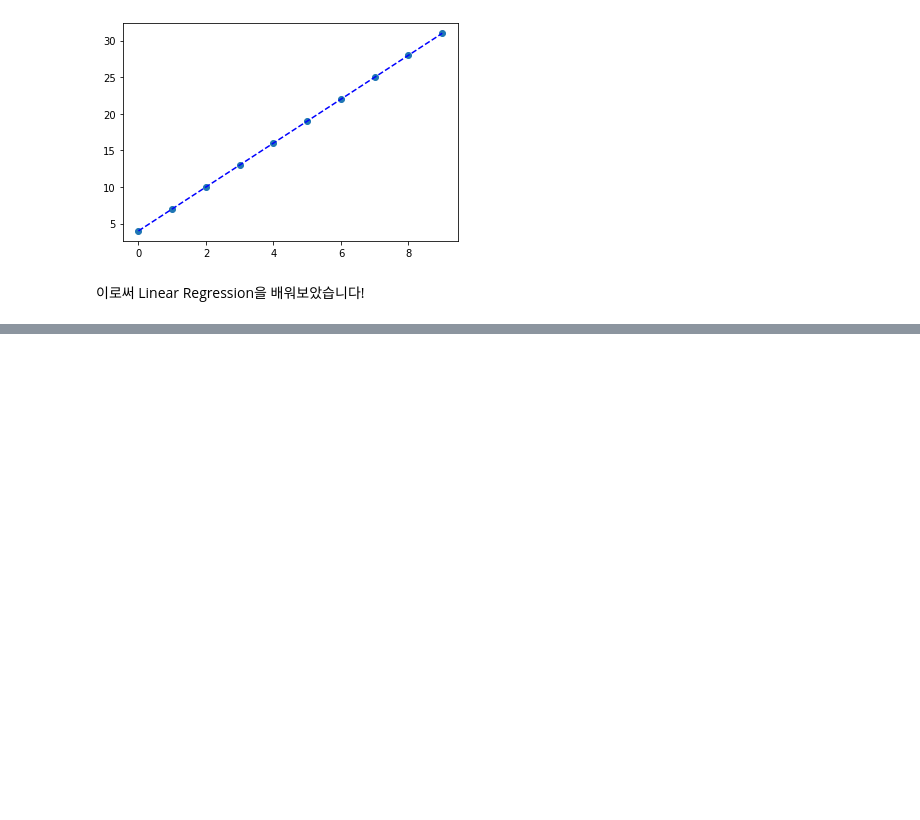
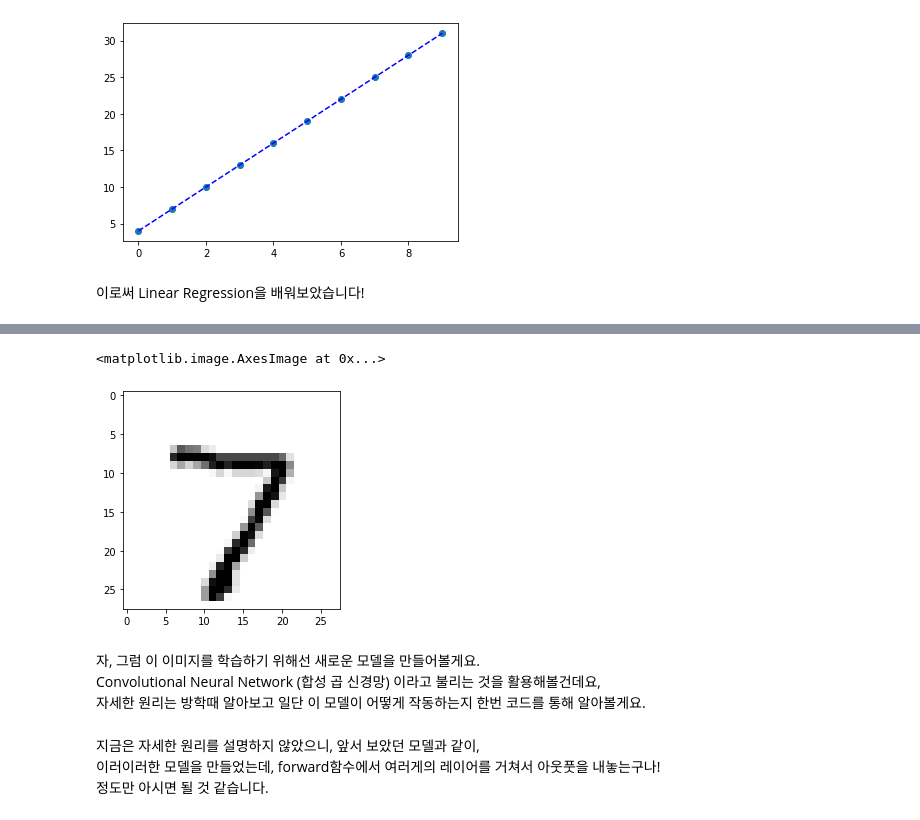
Before and after one commit to HanyangTechAI/CV_2020, a Jupyter notebook: lab01_Application_of_Neural_Network_in_Computer_Vision/1. Introduction to ML with CV.ipynb, the cells around one changed output, grey strips where cells are left out. Cells and saved outputs as stored; diff of their text form; code cells hidden in the pictures; blank space fills up the shorter version.

Commit message:
docs: Add MNIST

```diff
--- a/lab01_Application_of_Neural_Network_in_Computer_Vision/1. Introduction to ML with CV.ipynb
+++ b/lab01_Application_of_Neural_Network_in_Computer_Vision/1. Introduction to ML with CV.ipynb
@@ -237,0 +245,22 @@ display_results(model, x_data, y_data)
+# %%
+import torchvision.datasets as dsets
+import torchvision.transforms as transforms
+import matplotlib.pyplot as plt
+
+mnist_train = dsets.MNIST(root="dataset/MNIST_data/",
+                          train=True,
+                          transform=transforms.ToTensor(),
+                          download=True)
+mnist_test = dsets.MNIST(root="dataset/MNIST_data/",
+                         train=False,
+                         transform=transforms.ToTensor(),
+                         download=True)
+
+plt.imshow(mnist_test.test_data[0].view(28, 28), cmap='Greys', interpolation='nearest')
+# %% [output]
+<matplotlib.image.AxesImage at 0x...>
+[figure, added]
+# %% [markdown]
+자, 그럼 이 이미지를 학습하기 위해선 새로운 모델을 만들어볼게요.
+Convolutional Neural Network (합성 곱 신경망) 이라고 불리는 것을 활용해볼건데요,
+자세한 원리는 방학때 알아보고 일단 이 모델이 어떻게 작동하는지 한번 코드를 통해 알아볼게요.
@@ -237,0 +317,4 @@ display_results(model, x_data, y_data)
+# %% [markdown]
+지금은 자세한 원리를 설명하지 않았으니, 앞서 보았던 모델과 같이,
+이러이러한 모델을 만들었는데, forward함수에서 여러게의 레이어를 거쳐서 아웃풋을 내놓는구나!
+정도만 아시면 될 것 같습니다.
```
Also changed, not shown: parts of 12 cells of this notebook, 10 other files.
